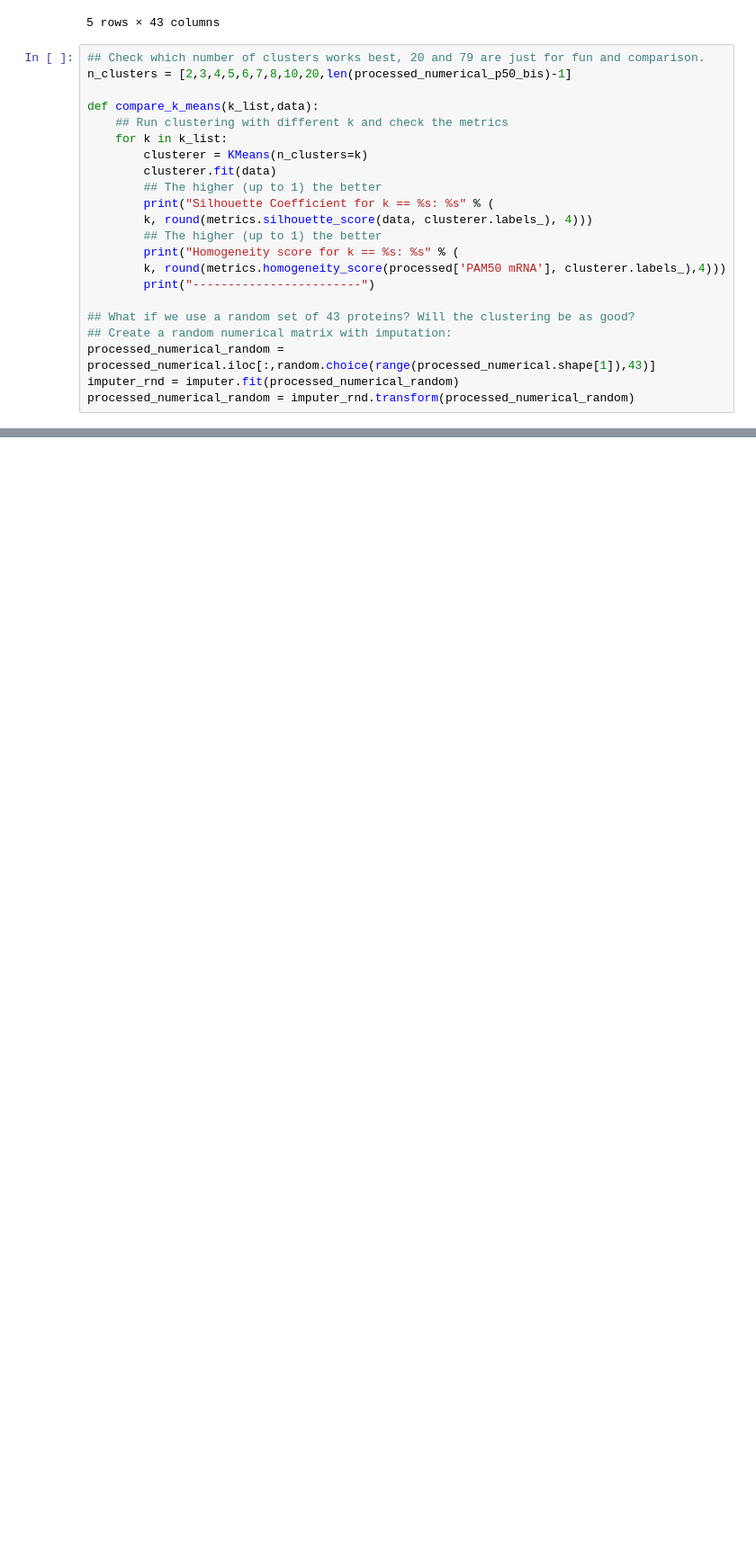
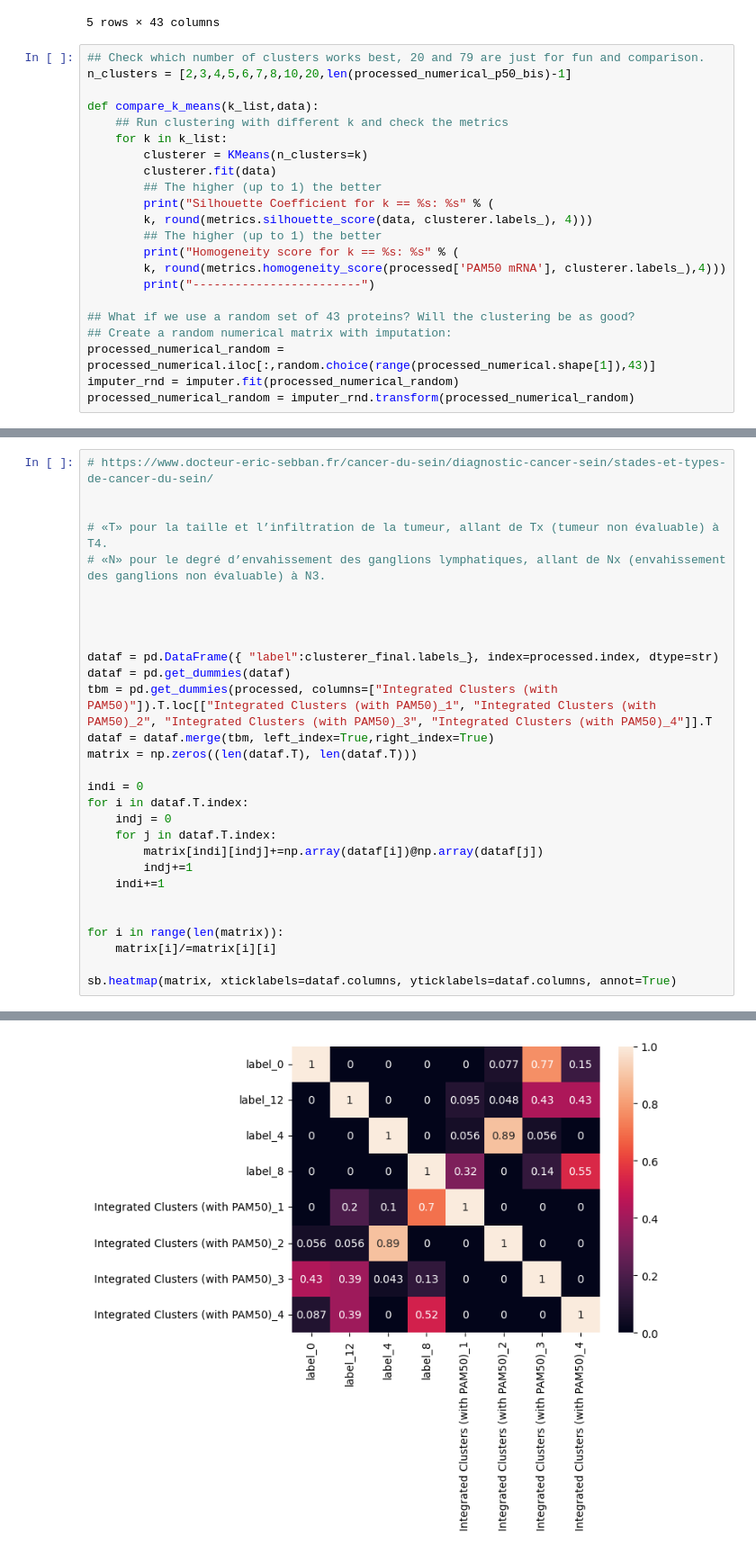
Before and after one commit to Pietro-Gavazzi/linma2472-project, a Jupyter notebook: project4/k_means_example_pietroV2.ipynb, the cells around one changed output, grey strips where cells are left out. Shown: that part at 90% size. Saved outputs shown, nothing was run; the diff lists cells and outputs as text; blank space fills up the shorter version.

```diff
--- a/project4/k_means_example_pietroV2.ipynb
+++ b/project4/k_means_example_pietroV2.ipynb
@@ -263,0 +265,30 @@ plt.savefig('cluster.png')
+# %%
+# https://www.docteur-eric-sebban.fr/cancer-du-sein/diagnostic-cancer-sein/stades-et-types-de-cancer-du-sein/
+
+
+# «T» pour la taille et l’infiltration de la tumeur, allant de Tx (tumeur non évaluable) à T4.
+# «N» pour le degré d’envahissement des ganglions lymphatiques, allant de Nx (envahissement des ganglions non évaluable) à N3.
+
+
+
+
+dataf = pd.DataFrame({ "label":clusterer_final.labels_}, index=processed.index, dtype=str)
+dataf = pd.get_dummies(dataf)
+tbm = pd.get_dummies(processed, columns=["Integrated Clusters (with PAM50)"]).T.loc[["Integrated Clusters (with PAM50)_1", "Integrated Clusters (with PAM50)_2", "Integrated Clusters (with PAM50)_3", "Integrated Clusters (with PAM50)_4"]].T
+dataf = dataf.merge(tbm, left_index=True,right_index=True)
+matrix = np.zeros((len(dataf.T), len(dataf.T)))
+
+indi = 0
+for i in dataf.T.index:
+    indj = 0
+    for j in dataf.T.index:
+        matrix[indi][indj]+=np.array(dataf[i])@np.array(dataf[j])
+        indj+=1
+    indi+=1
+
+
+for i in range(len(matrix)):
+    matrix[i]/=matrix[i][i]
+
+sb.heatmap(matrix, xticklabels=dataf.columns, yticklabels=dataf.columns, annot=True)
+# %% [output]
@@ -263,0 +296 @@ plt.savefig('cluster.png')
+[figure, added]
```
Also changed, not shown: parts of 13 cells of this notebook, 1 other file.
